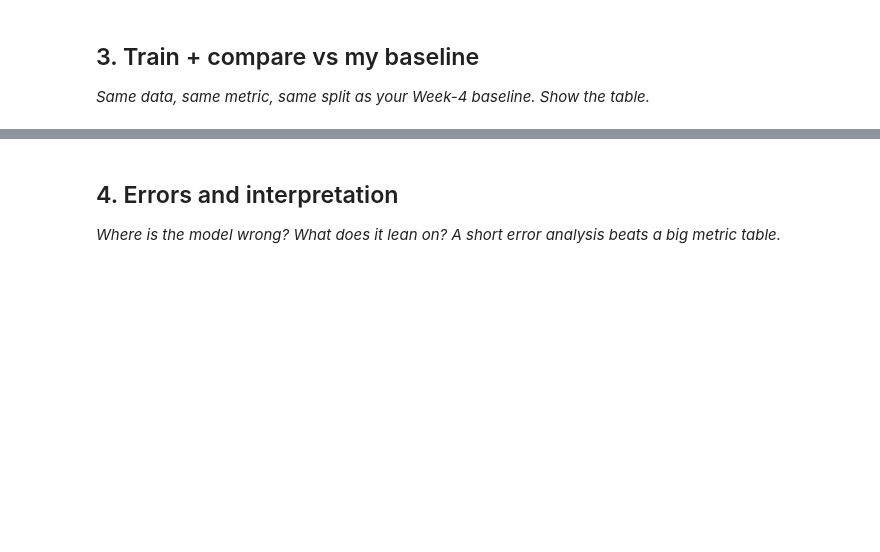
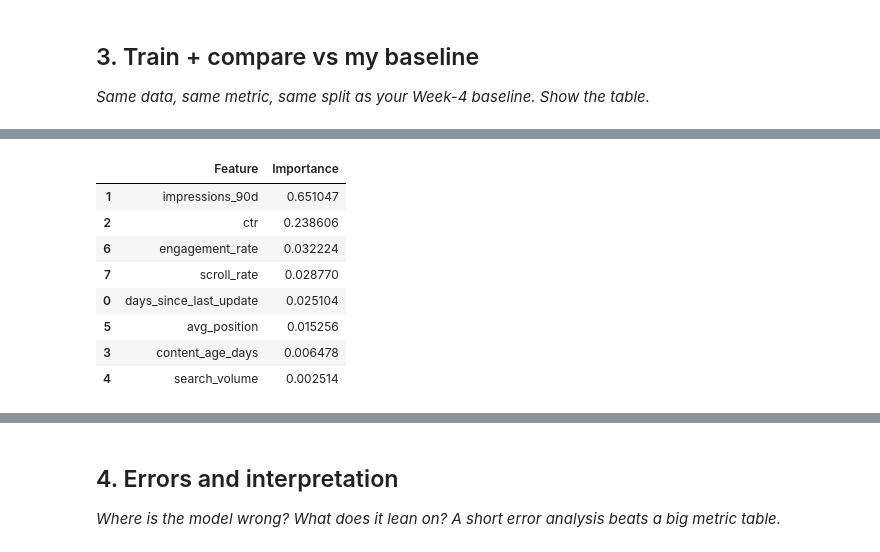
Before and after one commit to Samia2310/flyrank-assignment1-week1, a Jupyter notebook: work/notebooks/w05_model.ipynb, the cells around one changed output, grey strips where cells are left out. Cells and saved outputs as stored; diff of their text form; code cells hidden in the pictures; blank space fills up the shorter version.

```diff
--- a/work/notebooks/w05_model.ipynb
+++ b/work/notebooks/w05_model.ipynb
@@ -29,0 +155,22 @@ This skeleton is yours to fill. Work the sections **in order** — each one has
+# %%
+importance = pd.DataFrame({
+    "Feature": X.columns,
+    "Importance": rf.feature_importances_
+})
+
+importance = importance.sort_values(
+    "Importance",
+    ascending=False
+)
+
+importance
+# %% [output]
+|  | Feature | Importance |
+| 1 | impressions_90d | 0.651047 |
+| 2 | ctr | 0.238606 |
+| 6 | engagement_rate | 0.032224 |
+| 7 | scroll_rate | 0.028770 |
+| 0 | days_since_last_update | 0.025104 |
+| 5 | avg_position | 0.015256 |
+| 3 | content_age_days | 0.006478 |
+| 4 | search_volume | 0.002514 |
```
Also changed, not shown: parts of 11 cells of this notebook.
